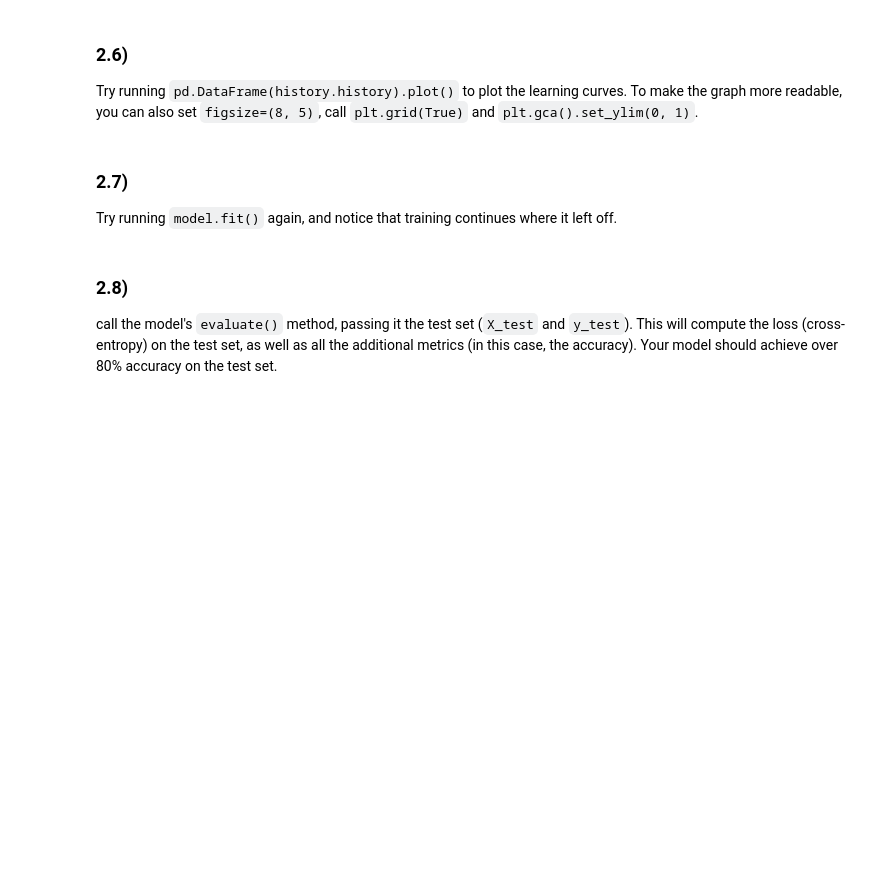
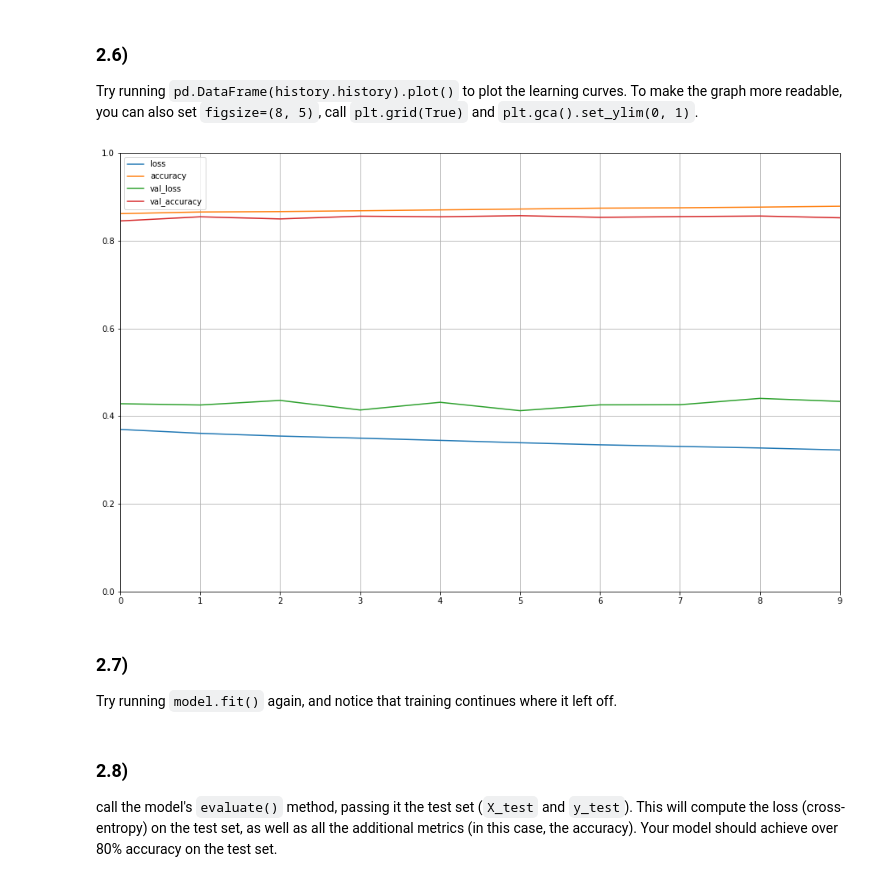
Before and after one commit to spdrnl/tf2_course, a Jupyter notebook: 01_neural_nets_with_keras.ipynb, the cells around one changed output. Cells and saved outputs as stored; diff of their text form; code cells hidden in the pictures; blank space fills up the shorter version.

```diff
--- a/01_neural_nets_with_keras.ipynb
+++ b/01_neural_nets_with_keras.ipynb
@@ -147,7 +234,11 @@ Call the model's `summary()` method and examine the output. Also, try using `ker
 # %% [markdown]
 ### 2.4)
 After a model is created, you must call its `compile()` method to specify the `loss` function and the `optimizer` to use. In this case, you want to use the `"sparse_categorical_crossentropy"` loss, and the `keras.optimizers.SGD(lr=1e-3)` optimizer (stochastic gradient descent with a learning rate of 1e-3). Moreover, you can optionally specify a list of additional metrics that should be measured during training. In this case you should specify `metrics=["accuracy"]`. **Note**: you can find more loss functions in `keras.losses`, more metrics in `keras.metrics` and more optimizers in `keras.optimizers`.
+# %%
+model.compile(optimizer=keras.optimizers.SGD(lr=1e-3), loss="sparse_categorical_crossentropy", metrics=['accuracy'])
 # %% [markdown]
 ### 2.5)
 Now your model is ready to be trained. Call its `fit()` method, passing it the input features (`X_train`) and the target classes (`y_train`). Set `epochs=10` (or else it will just run for a single epoch). You can also (optionally) pass the validation data by setting `validation_data=(X_valid, y_valid)`. If you do, Keras will compute the loss and the additional metrics (the accuracy in this case) on the validation set at the end of each epoch. If the performance on the training set is much better than on the validation set, your model is probably overfitting the training set (or there is a bug, such as a mismatch between the training set and the validation set).
 **Note**: the `fit()` method will return a `History` object containing training stats. Make sure to preserve it (`history = model.fit(...)`).
+# %%
+history = model.fit(X_train, y_train, epochs=10, validation_data=(X_valid, y_valid))
@@ -154,6 +263,15 @@ Now your model is ready to be trained. Call its `fit()` method, passing it the i
 # %% [markdown]
 ### 2.6)
 Try running `pd.DataFrame(history.history).plot()` to plot the learning curves. To make the graph more readable, you can also set `figsize=(8, 5)`, call `plt.grid(True)` and `plt.gca().set_ylim(0, 1)`.
+# %%
+
+
+pd.DataFrame(history.history).plot(figsize=(16, 10))
+
+plt.gca().set_ylim(0, 1)
+plt.grid(True)
+# %% [output]
+[figure, added]
 # %% [markdown]
 ### 2.7)
 Try running `model.fit()` again, and notice that training continues where it left off.
```
Also changed, not shown: parts of 30 cells of this notebook.
